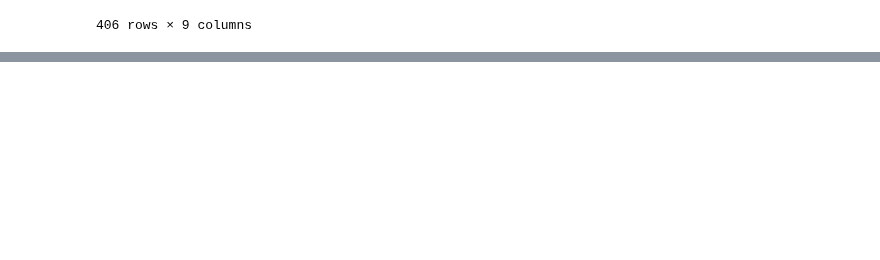
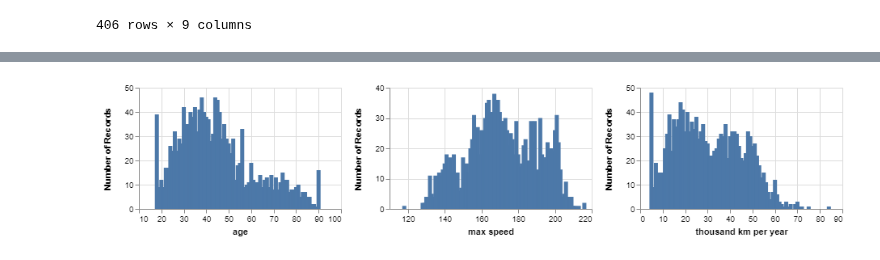
Before and after one commit to DJCordhose/ai, a Jupyter notebook: notebooks/altair-sandbox/sandbox.ipynb, the cells around one changed output, grey strips where cells are left out. Cells and saved outputs as stored; diff of their text form; code cells hidden in the pictures; blank space fills up the shorter version.

```diff
--- a/notebooks/altair-sandbox/sandbox.ipynb
+++ b/notebooks/altair-sandbox/sandbox.ipynb
@@ -44,0 +59,39 @@ alt.Chart(cars).mark_point().encode(
+# %%
+import pandas as pd
+# customers = pd.read_csv('./insurance-customers-300.csv', sep=';')
+customers = pd.read_csv('./insurance-customers-1500.csv', sep=';')
+# %%
+import altair as alt
+
+brush = alt.selection(type='interval', encodings=['x'], resolve='intersect', empty='none')
+
+# Define the base chart, with the common parts of the
+# background and highlights
+base = alt.Chart().mark_bar().encode(
+    x=alt.X(alt.repeat('column'), type='quantitative'),
+    y='count()'
+).properties(
+    width=250,
+    height=150
+)
+
+# blue background with selection
+background = base.properties(
+    selection=brush
+)
+
+# yellow highlights on the transformed data
+highlight = base.encode(
+    color=alt.value('goldenrod')
+).transform_filter(
+    brush
+)
+
+# layer the two charts & repeat
+alt.layer(
+    background, highlight,
+    data=customers
+).repeat(
+    column=["age", "max speed", "thousand km per year"]
+)
+# %% [output]
@@ -44,0 +99 @@ alt.Chart(cars).mark_point().encode(
+[figure, added]
```
Also changed, not shown: parts of 4 cells of this notebook, 1 other file.
